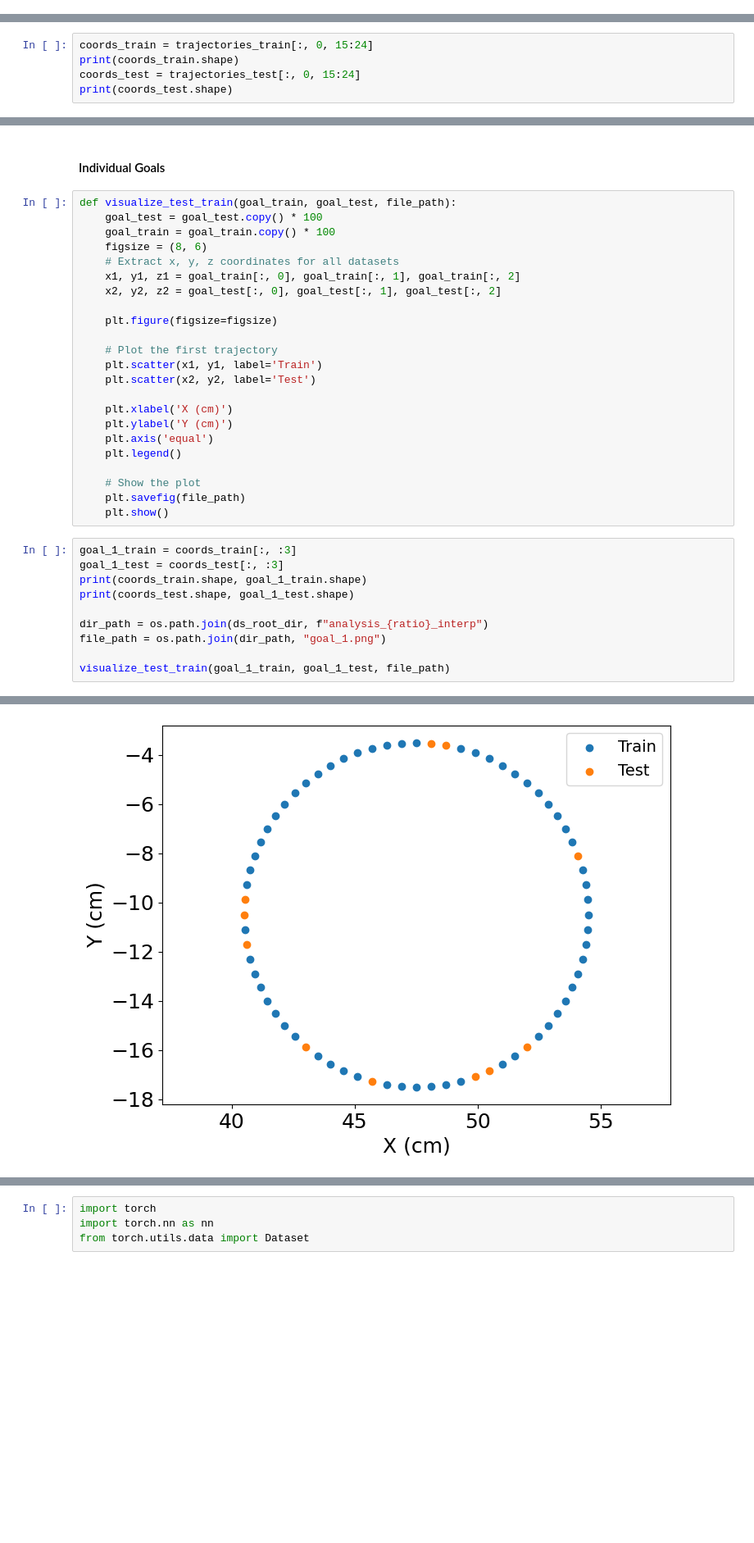
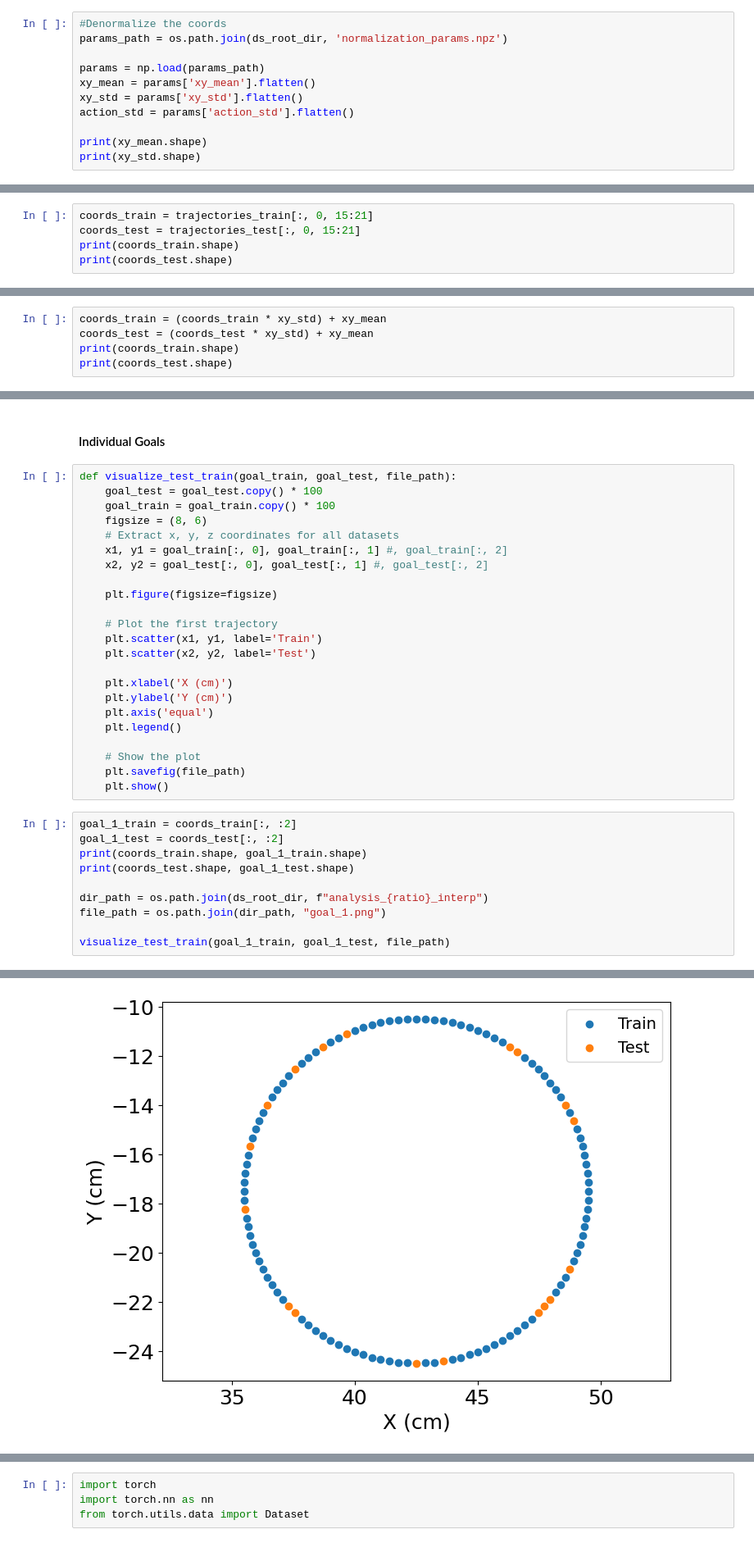
Before and after one commit to arash-mehrabi-z/dnfc-torobo, a Jupyter notebook: feedback_controller/fbc/neural_network/data.ipynb, the cells around one changed output, grey strips where cells are left out. Shown at 82% size. Cells and saved outputs as stored; diff of their text form; blank space fills up the shorter version.

```diff
--- a/feedback_controller/fbc/neural_network/data.ipynb
+++ b/feedback_controller/fbc/neural_network/data.ipynb
@@ -254,3 +277,14 @@ Every other element in test set.
 # data_file_path = os.path.join(ds_root_dir, file_name)
 # trajectories_test = np.load(data_file_path)
 # print("trajectories.shape", trajectories_test.shape)
+# %%
+#Denormalize the coords
+params_path = os.path.join(ds_root_dir, 'normalization_params.npz')
+
+params = np.load(params_path)
+xy_mean = params['xy_mean'].flatten()
+xy_std = params['xy_std'].flatten()
+action_std = params['action_std'].flatten()
+
+print(xy_mean.shape)
+print(xy_std.shape)
@@ -265,6 +302,6 @@ trajectories_test = test_data
 # %%
-coords_train = trajectories_train[:, 0, 15:24]
+coords_train = trajectories_train[:, 0, 15:21]
+coords_test = trajectories_test[:, 0, 15:21]
 print(coords_train.shape)
-coords_test = trajectories_test[:, 0, 15:24]
 print(coords_test.shape)
 # %% [output]
@@ -272,0 +310,5 @@ print(coords_test.shape)
+# %%
+coords_train = (coords_train * xy_std) + xy_mean
+coords_test = (coords_test * xy_std) + xy_mean
+print(coords_train.shape)
+print(coords_test.shape)
@@ -383,8 +440,8 @@ def visualize_test_train(goal_train, goal_test, file_path):
     goal_train = goal_train.copy() * 100
     figsize = (8, 6)
     # Extract x, y, z coordinates for all datasets
-    x1, y1, z1 = goal_train[:, 0], goal_train[:, 1], goal_train[:, 2]
-    x2, y2, z2 = goal_test[:, 0], goal_test[:, 1], goal_test[:, 2]
+    x1, y1 = goal_train[:, 0], goal_train[:, 1] #, goal_train[:, 2]
+    x2, y2 = goal_test[:, 0], goal_test[:, 1] #, goal_test[:, 2]
 
     plt.figure(figsize=figsize)
 
@@ -401,8 +458,8 @@ def visualize_test_train(goal_train, goal_test, file_path):
     plt.savefig(file_path)
     plt.show()
 # %%
-goal_1_train = coords_train[:, :3]
-goal_1_test = coords_test[:, :3]
+goal_1_train = coords_train[:, :2]
+goal_1_test = coords_test[:, :2]
 print(coords_train.shape, goal_1_train.shape)
 print(coords_test.shape, goal_1_test.shape)
 
@@ -416,4 +473,4 @@ visualize_test_train(goal_1_train, goal_1_test, file_path)
-[figure, old version]
+[figure, new version]
 # %%
 goal_1_train[:5]
 # %% [output]
```
Also changed, not shown: parts of 32 cells of this notebook, 4 other files.
